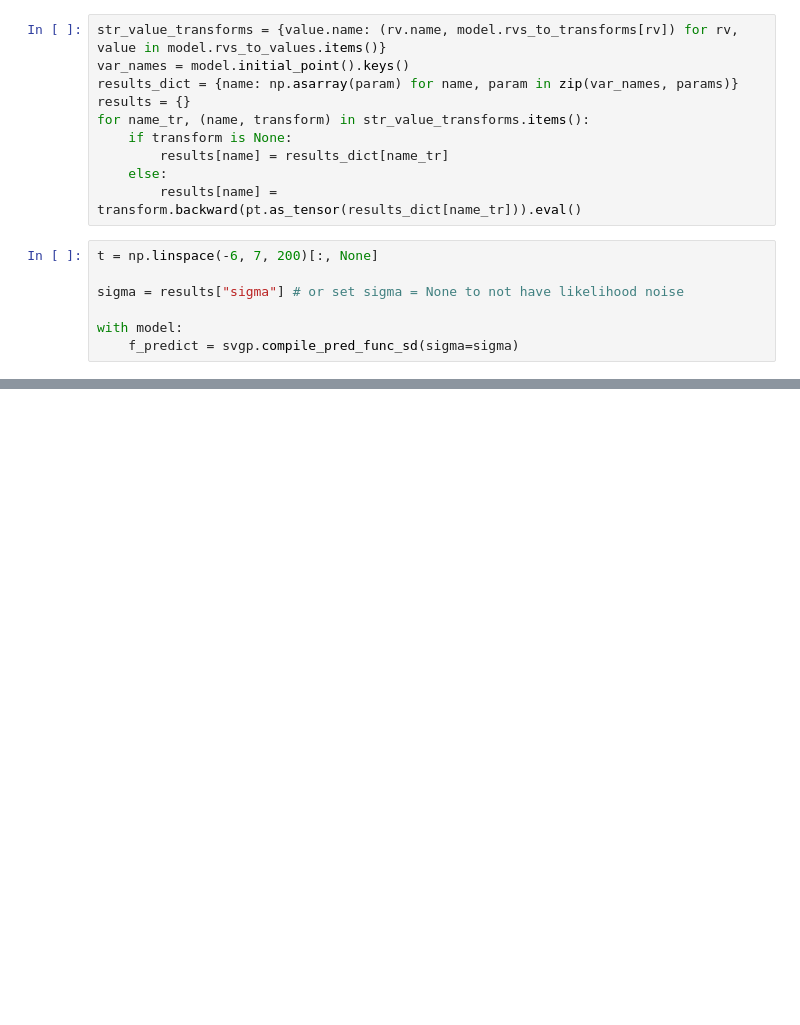
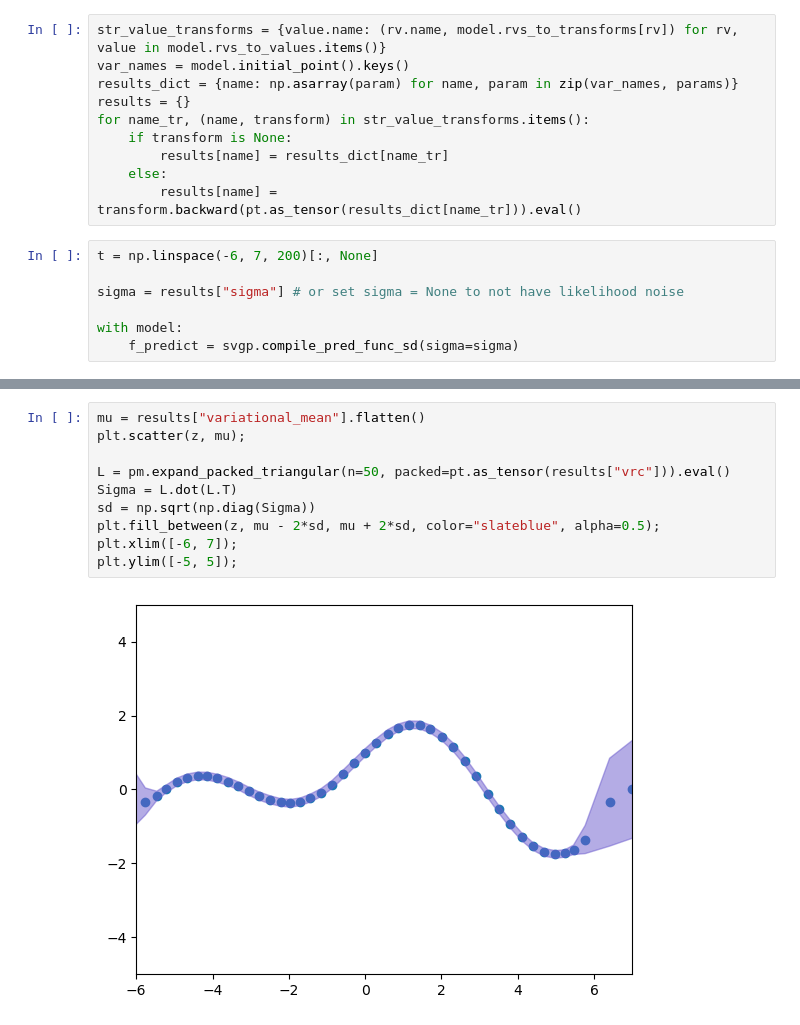
Before and after one commit to pymc-devs/pymcx, a Jupyter notebook: notebooks/gp-variational-stochastic.ipynb, the cells around one changed output, grey strips where cells are left out. Drawn from its saved outputs; the diff is of its cells as text; blank space fills up the shorter version.

```diff
--- a/notebooks/gp-variational-stochastic.ipynb
+++ b/notebooks/gp-variational-stochastic.ipynb
@@ -142,0 +147,12 @@ plt.ylim([-5, 5]);
+# %%
+mu = results["variational_mean"].flatten()
+plt.scatter(z, mu);
+
+L = pm.expand_packed_triangular(n=50, packed=pt.as_tensor(results["vrc"])).eval()
+Sigma = L.dot(L.T)
+sd = np.sqrt(np.diag(Sigma))
+plt.fill_between(z, mu - 2*sd, mu + 2*sd, color="slateblue", alpha=0.5);
+plt.xlim([-6, 7]);
+plt.ylim([-5, 5]);
+# %% [output]
+[figure, added]
```
Also changed, not shown: parts of 2 cells of this notebook.
